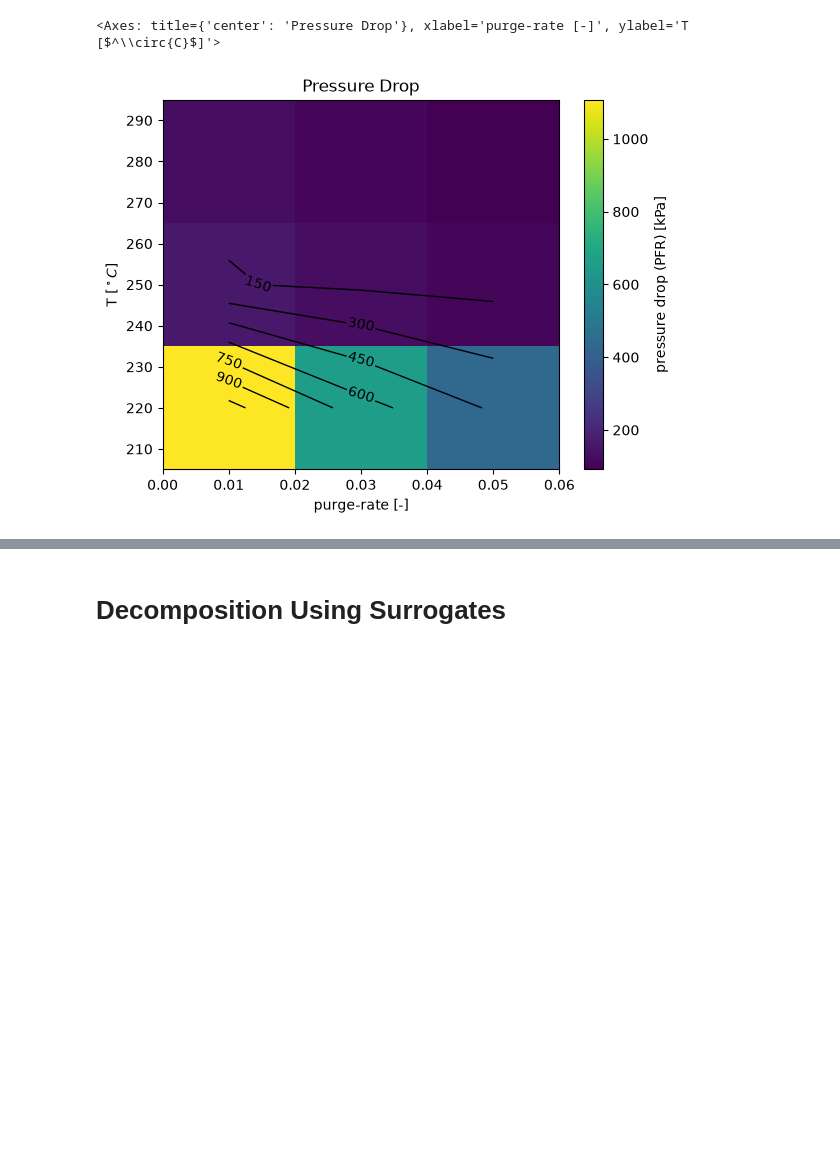
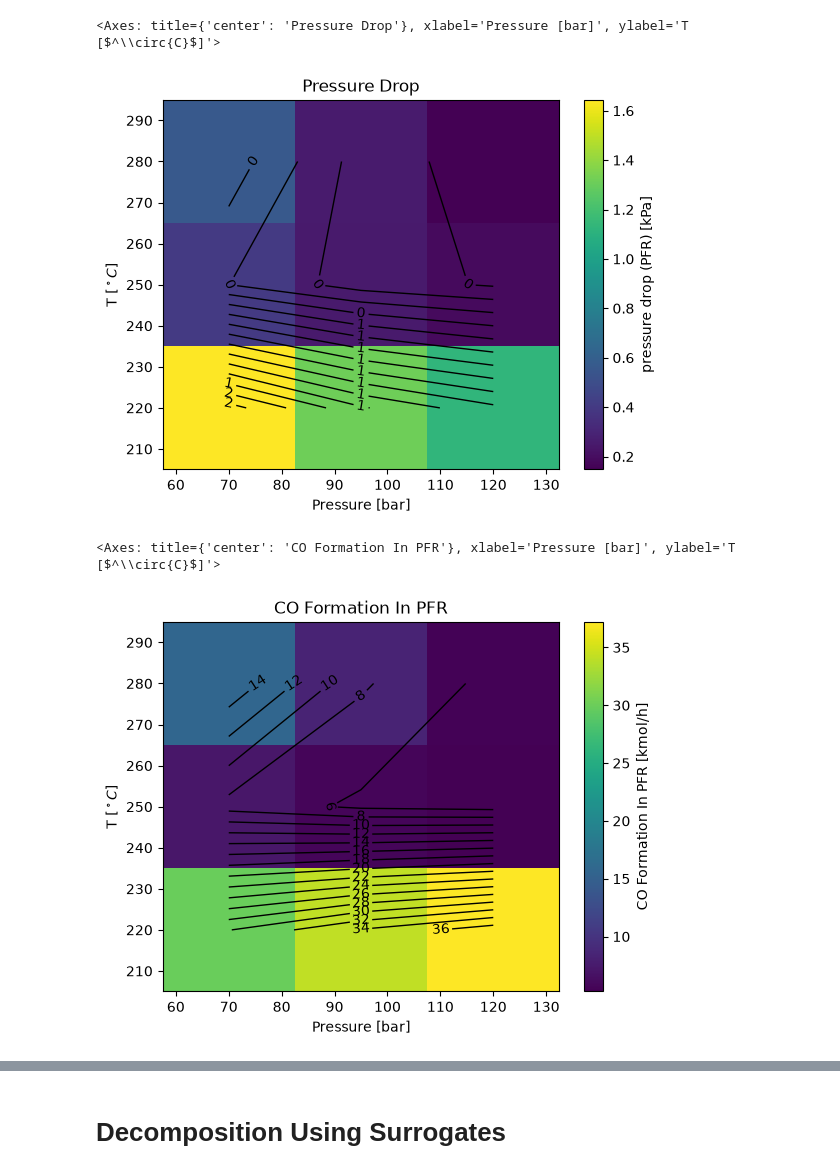
Before and after one commit to Kai360-dot/HYSYS_MeOH, a Jupyter notebook: surrogate_decomposition.ipynb, the cells around one changed output, grey strips where cells are left out. Saved outputs shown, nothing was run; the diff lists cells and outputs as text; code cells hidden in the pictures; blank space fills up the shorter version.

```diff
--- a/surrogate_decomposition.ipynb
+++ b/surrogate_decomposition.ipynb
@@ -117,5 +134,10 @@ heatmap(df, "recycle_ratio", "Recycle Ratio (-)", title="Recycle Ratio")
 # %%
-heatmap(df, "reactor_dP_kPa", "pressure drop (PFR) [kPa]", title="Pressure Drop")
+heatmap(df, "reactor_dP_bar", "pressure drop (PFR) [kPa]", title="Pressure Drop")
 # %% [output]
-<Axes: title={'center': 'Pressure Drop'}, xlabel='purge-rate [-]', ylabel='T [$^\\circ{C}$]'>
+<Axes: title={'center': 'Pressure Drop'}, xlabel='Pressure [bar]', ylabel='T [$^\\circ{C}$]'>
-[figure, old version]
+[figure, new version]
+# %%
+heatmap(df, "co_formation_kgmole_h", "CO Formation In PFR [kmol/h]", title="CO Formation In PFR")
+# %% [output]
+<Axes: title={'center': 'CO Formation In PFR'}, xlabel='Pressure [bar]', ylabel='T [$^\\circ{C}$]'>
+[figure, added]
```
Also changed, not shown: parts of 8 cells of this notebook.
